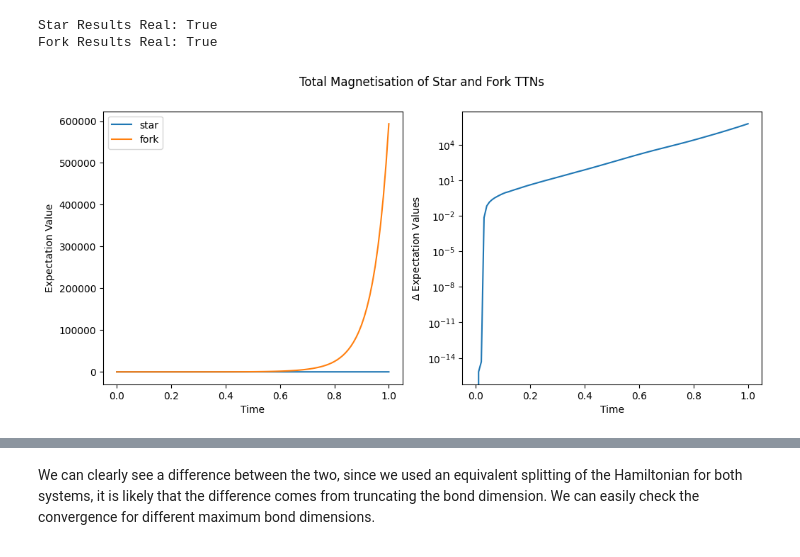
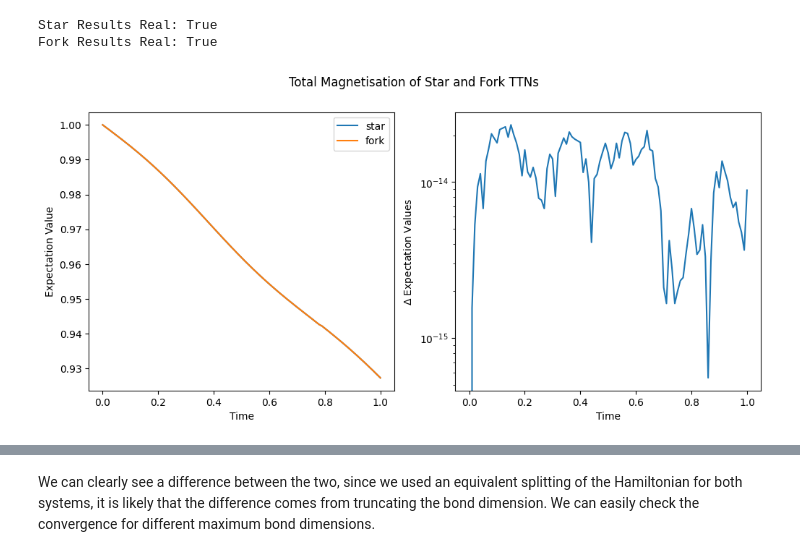
Before and after one commit to Drachier/PyTreeNet, a Jupyter notebook: example_notebooks/tebd/bosonic_tree_tebd.ipynb, the cells around one changed output, grey strips where cells are left out. Cells and saved outputs as stored; diff of their text form; code cells hidden in the pictures.

```diff
--- a/example_notebooks/tebd/bosonic_tree_tebd.ipynb
+++ b/example_notebooks/tebd/bosonic_tree_tebd.ipynb
@@ -182,7 +183,8 @@ $$
 # First we have to collect their indices with which the operator are saved in the hamiltonian_operator list.
 # We were smart with our list, such that it is exactly in the desired order.
 # Thus we can initialise the trotter_splitting directly.
-splitting_star_structure = ptn.TrotterSplitting(hamiltonian_operators)
+splitting_star_structure = TrotterSplitting([TrotterStep(operator,1)
+                                             for operator in hamiltonian_operators])
 # %% [markdown]
 ### Trotter Splitting for Fork Structure
 In this case the splitting is not as trivial. Some of the operators we put in `hamiltonian_operators` are not between neighbouring sites. Therefore, we will have to insert corresponding SWAP gates that make the total interaction a nearest neighbour interaction. This also includes relabelling some of the operators.
@@ -226,26 +231,33 @@ Now it is finally time to initialise and create the two TEBD simulations.
 # Constants
 time_step_size = 0.01
 final_time = 1
-max_bond_dim = 10
+svd_params = SVDParameters(10, renorm=False)
 
 # We want to explore a variety of quantities:
 # The local magnetisation
-operators = [ptn.TensorProduct({("spin" + str(s)): Z}) for s in range(num_spins)]
+operators = {f"spin{s}": TensorProduct({f"spin{s}": Z}) for s in range(num_spins)}
 
 # The total magnetisation
-operators.append(ptn.TensorProduct({("spin" + str(s)): Z for s in range(num_spins)}))
+operators["magn"] = TensorProduct({f"spin{s}": Z for s in range(num_spins)})
 
 # The boson number at each bosonic site
 for s in range(num_spins):
-    operators.extend([{"boson" + str(s) + "_" + str(b): number_op} for b in range(num_bosons_per_spin)])
+    for b in range(num_bosons_per_spin):
+        operators[f"boson{s}_{b}"] = TensorProduct({f"boson{s}_{b}": number_op})
 
 # Initialising TEBDs
-star_TEBD = ptn.TEBD(deepcopy(star_tree_network), splitting_star_structure,
-                     time_step_size, final_time,
-                     operators=operators, max_bond_dim=max_bond_dim)
-fork_TEBD = ptn.TEBD(deepcopy(fork_tree_network), splitting_fork_structure,
-                     time_step_size, final_time,
-                     operators=operators, max_bond_dim=max_bond_dim)
+star_TEBD = TEBD(deepcopy(star_tree_network),
+                 splitting_star_structure,
+                 time_step_size,
+                 final_time,
+                 operators=operators,
+                 svd_parameters=svd_params)
+fork_TEBD = TEBD(deepcopy(fork_tree_network),
+                 splitting_fork_structure,
+                 time_step_size,
+                 final_time,
+                 operators=operators,
+                 svd_parameters=svd_params)
 # %%
 star_TEBD.run()
 fork_TEBD.run()
@@ -257,27 +269,27 @@ times = star_TEBD.times()
 print(f"Star Results Real: {star_TEBD.results_real()}")
 print(f"Fork Results Real: {fork_TEBD.results_real()}")
 
-tot_magn_star = star_TEBD.operator_results(realise=True)[num_spins]
-tot_magn_fork = fork_TEBD.operator_results(realise=True)[num_spins]
+tot_magn_star = star_TEBD.operator_result("magn", realise=True)
+tot_magn_fork = fork_TEBD.operator_result("magn", realise=True)
 # %% [output]
 Star Results Real: True
 Fork Results Real: True
 # %%
 fig, axs = plt.subplots(1,2, figsize=(12,5))
 
 axs[0].plot(times, tot_magn_star, label="star")
 axs[0].plot(times, tot_magn_fork, label="fork")
 axs[0].set_xlabel("Time")
 axs[0].set_ylabel("Expectation Value")
 axs[0].legend()
 
 axs[1].semilogy(times, np.abs(tot_magn_star - tot_magn_fork))
 axs[1].set_xlabel("Time")
-axs[1].set_ylabel("$\Delta$ Expectation Values")
+axs[1].set_ylabel(r"$\Delta$ Expectation Values")
 
 plt.suptitle("Total Magnetisation of Star and Fork TTNs")
 
 plt.show()
 # %% [output]
-[figure, old version]
+[figure, new version]
 # %%
```
Also changed, not shown: parts of 11 cells of this notebook, 6 other files.
